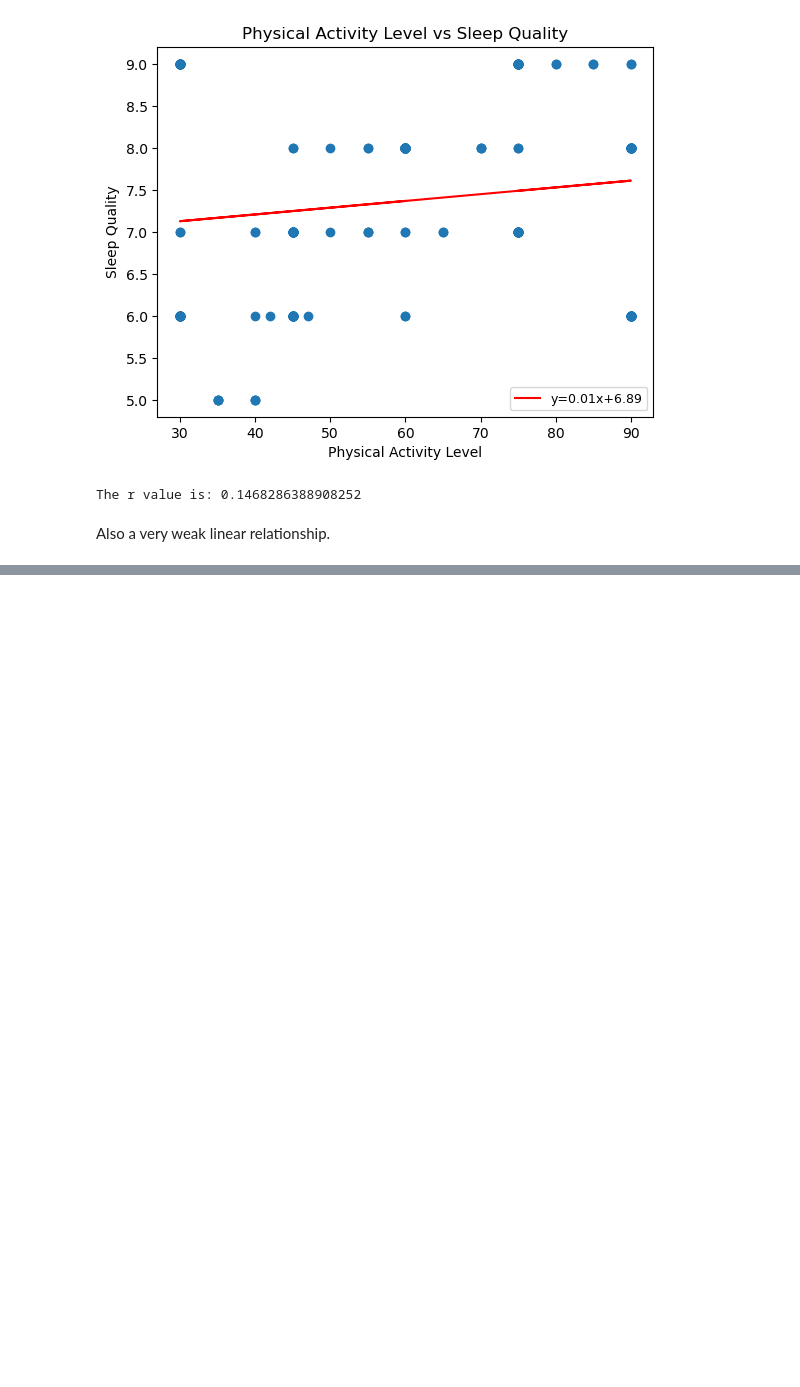
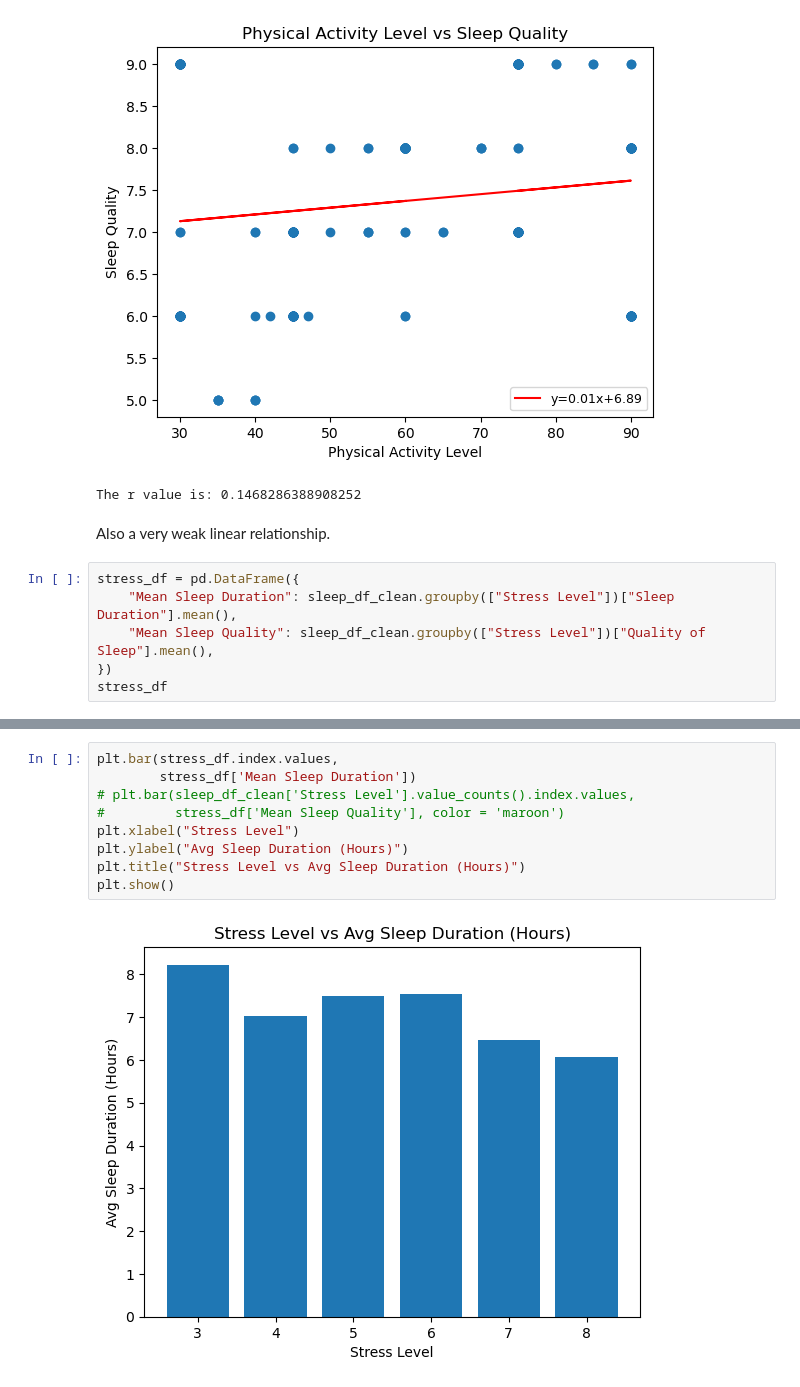
Before and after one commit to johnweissmann/project-1, a Jupyter notebook: main.ipynb, the cells around one changed output, grey strips where cells are left out. Cells and saved outputs as stored; diff of their text form; blank space fills up the shorter version.

Commit message:
Finished up to Stress Level

```diff
--- a/main.ipynb
+++ b/main.ipynb
@@ -245,3 +245,9 @@ linear(sleep_df_clean['Physical Activity Level'],
 The r value is: 0.1468286388908252
 # %% [markdown]
 Also a very weak linear relationship.
+# %%
+stress_df = pd.DataFrame({
+    "Mean Sleep Duration": sleep_df_clean.groupby(["Stress Level"])["Sleep Duration"].mean(),
+    "Mean Sleep Quality": sleep_df_clean.groupby(["Stress Level"])["Quality of Sleep"].mean(),
+})
+stress_df
@@ -247,0 +263,11 @@ Also a very weak linear relationship.
+# %%
+plt.bar(stress_df.index.values,
+        stress_df['Mean Sleep Duration'])
+# plt.bar(sleep_df_clean['Stress Level'].value_counts().index.values,
+#         stress_df['Mean Sleep Quality'], color = 'maroon')
+plt.xlabel("Stress Level")
+plt.ylabel("Avg Sleep Duration (Hours)")
+plt.title("Stress Level vs Avg Sleep Duration (Hours)")
+plt.show()
+# %% [output]
+[figure, added]
```
Also changed, not shown: parts of 7 cells of this notebook.
